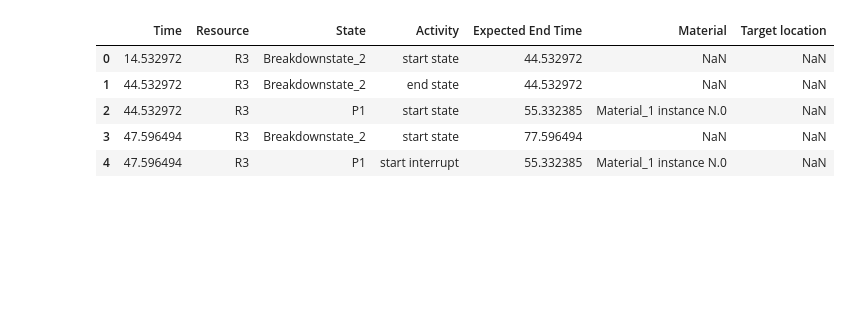
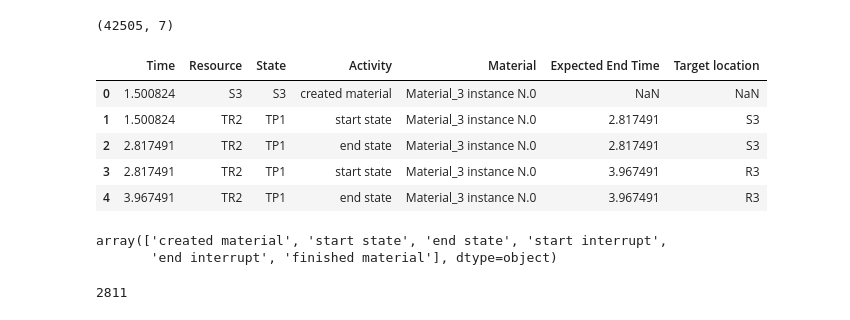
Before and after one commit to sdm4fzi/prodsys, a Jupyter notebook: postprocessing.ipynb, the cells around one changed output. Cells and saved outputs as stored; diff of their text form; code cells hidden in the pictures; blank space fills up the shorter version.

```diff
--- a/postprocessing.ipynb
+++ b/postprocessing.ipynb
@@ -1,17 +1,19 @@
 # %%
 import pandas as pd
 # %%
-df_raw = pd.read_csv('data.csv')
+df_raw = pd.read_csv('data2.csv')
 df_raw.drop(columns=['Unnamed: 0'], inplace=True)
 df = df_raw.copy()
+print(df.shape)
 df.head()
 # %% [output]
+(42505, 7)
-|  | Time | Resource | State | Activity | Expected End Time | Material | Target location |
-| 0 | 14.532972 | R3 | Breakdownstate_2 | start state | 44.532972 | NaN | NaN |
-| 1 | 44.532972 | R3 | Breakdownstate_2 | end state | 44.532972 | NaN | NaN |
-| 2 | 44.532972 | R3 | P1 | start state | 55.332385 | Material_1 instance N.0 | NaN |
-| 3 | 47.596494 | R3 | Breakdownstate_2 | start state | 77.596494 | NaN | NaN |
-| 4 | 47.596494 | R3 | P1 | start interrupt | 55.332385 | Material_1 instance N.0 | NaN |
+|  | Time | Resource | State | Activity | Material | Expected End Time | Target location |
+| 0 | 1.500824 | S3 | S3 | created material | Material_3 instance N.0 | NaN | NaN |
+| 1 | 1.500824 | TR2 | TP1 | start state | Material_3 instance N.0 | 2.817491 | S3 |
+| 2 | 2.817491 | TR2 | TP1 | end state | Material_3 instance N.0 | 2.817491 | S3 |
+| 3 | 2.817491 | TR2 | TP1 | start state | Material_3 instance N.0 | 3.967491 | R3 |
+| 4 | 3.967491 | TR2 | TP1 | end state | Material_3 instance N.0 | 3.967491 | R3 |
 # %%
 import pm4py
 import os
@@ -20,3 +22,12 @@ os.environ["PATH"] += os.pathsep + "C:/Program Files/Graphviz/bin"
 df['DateTime'] = pd.to_datetime(df['Time'], unit='m')
 df['Material_type'] = df['Material'].str[:10]
 df['Combined_activity'] = df['State'] + ' ' + df['Activity']
+# %%
+df['Activity'].unique()
+# %% [output]
+array(['created material', 'start state', 'end state', 'start interrupt',
+       'end interrupt', 'finished material'], dtype=object)
+# %%
+len(df['Material'].unique())
+# %% [output]
+2811
```
Also changed, not shown: parts of 33 cells of this notebook, 13 other files.
